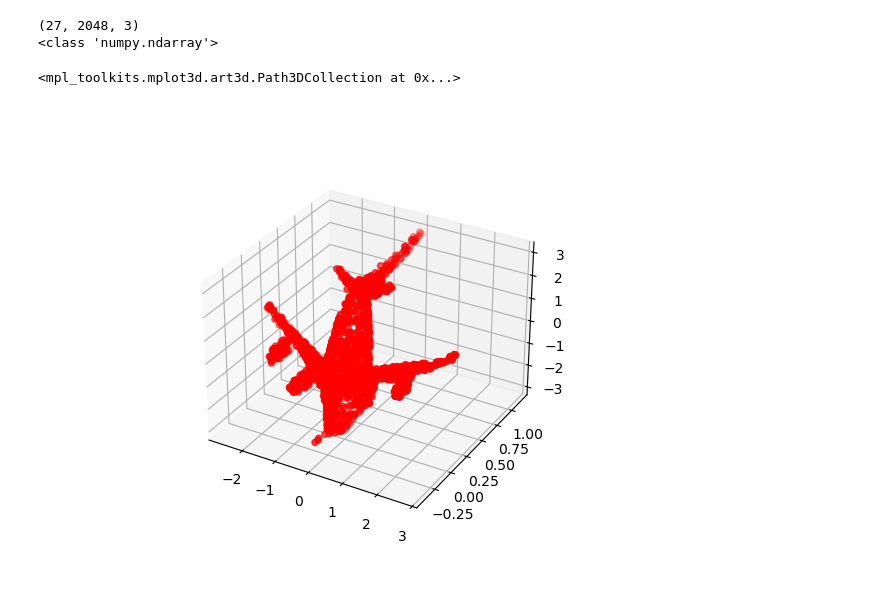
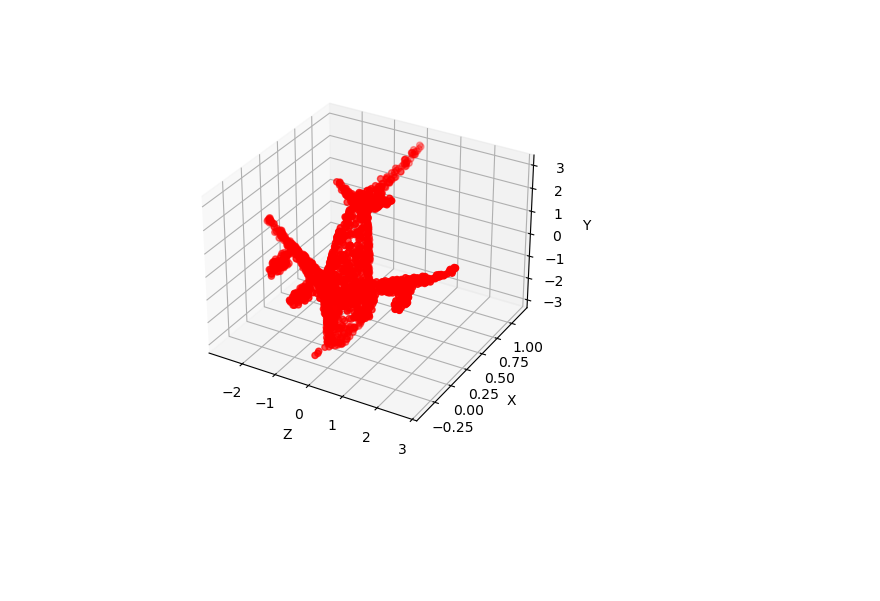
Before and after one commit to kristiyansakalyan/coarse-to-fine-shapes, a Jupyter notebook: patch_creation.ipynb, the cells around one changed output. Drawn from its saved outputs; the diff is of its cells as text; code cells hidden in the pictures; blank space fills up the shorter version.

```diff
--- a/patch_creation.ipynb
+++ b/patch_creation.ipynb
@@ -10,6 +7,0 @@ airplane_tensor: np.ndarray = torch.load("airplane_pc_data.pth", map_location=to
-# %%
-print(airplane_tensor.shape)
-print(type(airplane_tensor))
-# %% [output]
-(27, 2048, 3)
-<class 'numpy.ndarray'>
@@ -18,10 +8,22 @@ airplane_pc = airplane_tensor[-1,:,:]
+# %%
+def load_pvd_output(filename: str) -> np.ndarray:
+    """
+    Loads the final output pointcloud of the Point-Voxel CNN from a file.
+    """
+    return torch.load(filename, map_location=torch.device('cpu')).numpy()[-1,:,:]
+
+airplane = load_pvd_output("airplane_pc_data.pth")
+car = load_pvd_output("car_pc_data.pth")
+chair = load_pvd_output("chair_pc_data.pth")
 # %%
-fig = plt.figure()
-ax = fig.add_subplot(projection='3d')
-ax.scatter(airplane_pc[:,0], airplane_pc[:,1], airplane_pc[:,2], c='r', marker='o')
-ax.set_xlabel("Z")
-ax.set_ylabel("X")
-ax.set_zlabel("Y")
+def visualize_pointcloud(pc: np.ndarray):
+    fig = plt.figure()
+    ax = fig.add_subplot(projection='3d')
+    ax.scatter(pc[:,0], pc[:,1], pc[:,2], c='r', marker='o')
+    ax.set_xlabel("Z")
+    ax.set_ylabel("X")
+    ax.set_zlabel("Y")
-# %% [output]
-<mpl_toolkits.mplot3d.art3d.Path3DCollection at 0x...>
-[figure, removed]
+# %%
+visualize_pointcloud(airplane)
+# %% [output]
+[figure, added]
```
Also changed, not shown: parts of 2 cells of this notebook.
